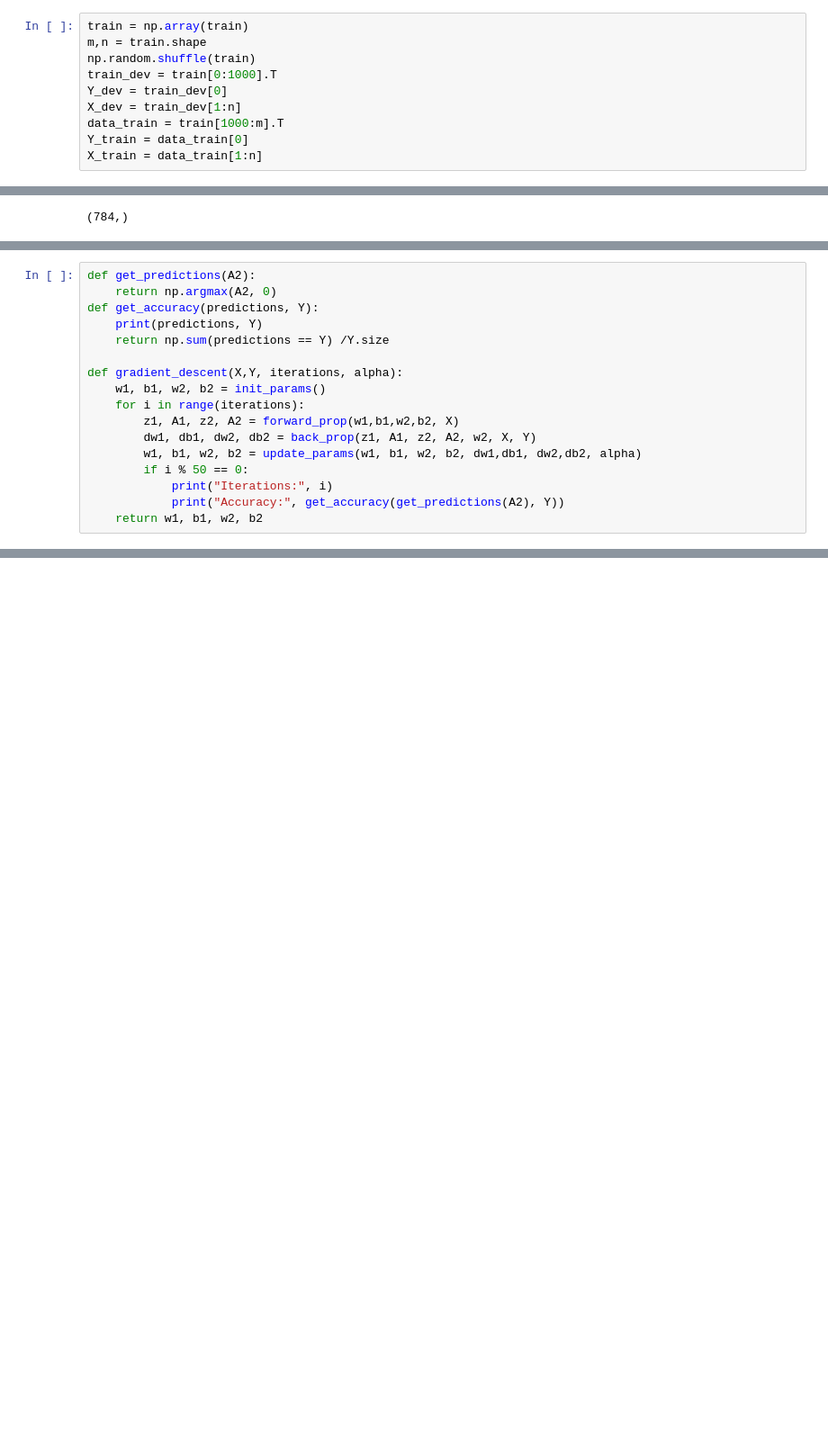
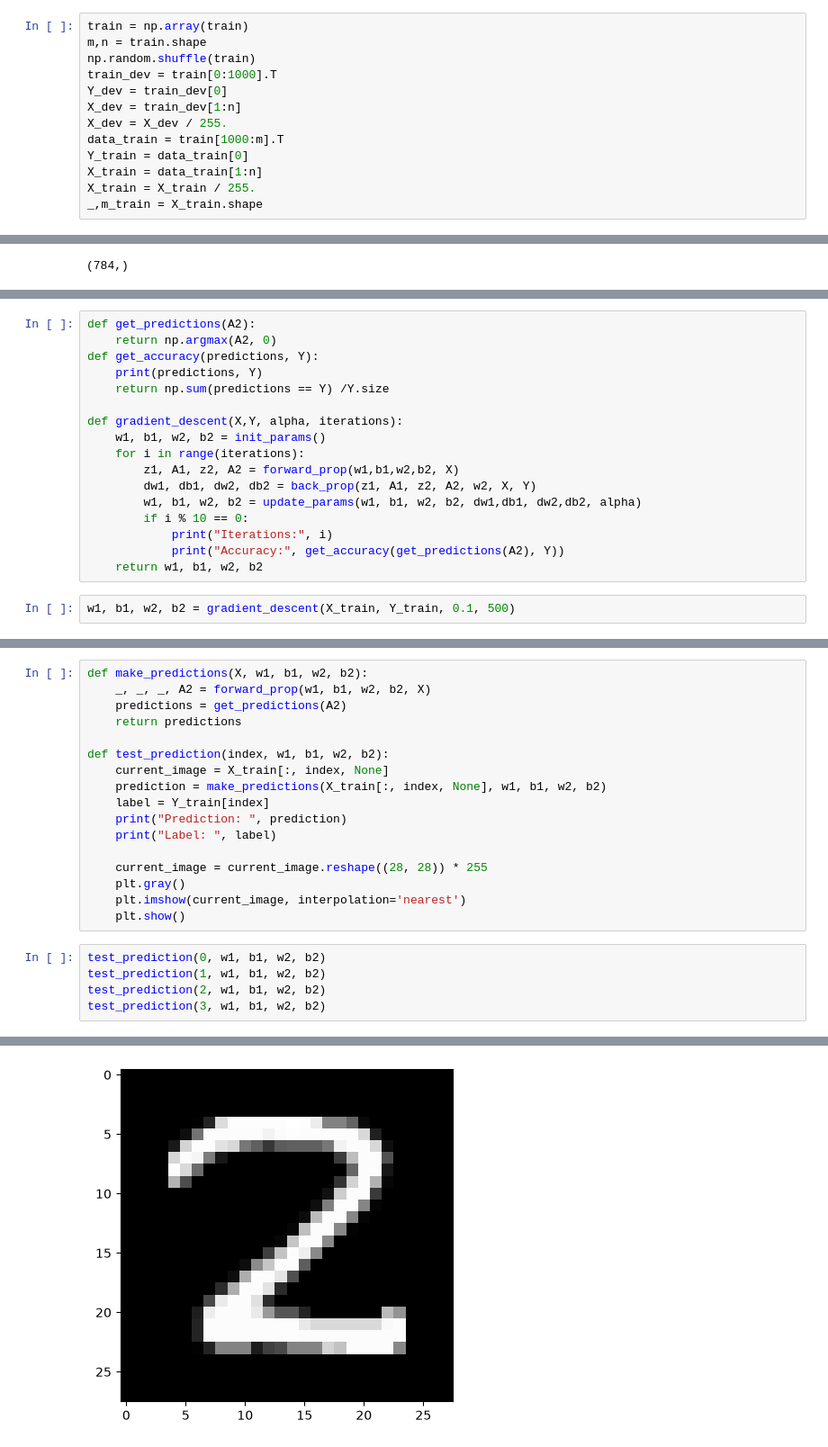
Before and after one commit to poseidonyash/NN_andrej_karpathy, a Jupyter notebook: nn_scratch.ipynb, the cells around one changed output, grey strips where cells are left out. Shown at 90% size. Cells and saved outputs as stored; diff of their text form; blank space fills up the shorter version.

Commit message:
defined test accuracy

```diff
--- a/nn_scratch.ipynb
+++ b/nn_scratch.ipynb
@@ -21,9 +21,12 @@ np.random.shuffle(train)
 train_dev = train[0:1000].T
 Y_dev = train_dev[0]
 X_dev = train_dev[1:n]
+X_dev = X_dev / 255.
 data_train = train[1000:m].T
 Y_train = data_train[0]
 X_train = data_train[1:n]
+X_train = X_train / 255.
+_,m_train = X_train.shape
 # %%
 X_train[:,0].shape
 # %% [output]
@@ -81,13 +84,15 @@ def get_accuracy(predictions, Y):
     print(predictions, Y)
     return np.sum(predictions == Y) /Y.size
 
-def gradient_descent(X,Y, iterations, alpha):
+def gradient_descent(X,Y, alpha, iterations):
     w1, b1, w2, b2 = init_params()
     for i in range(iterations):
         z1, A1, z2, A2 = forward_prop(w1,b1,w2,b2, X)
         dw1, db1, dw2, db2 = back_prop(z1, A1, z2, A2, w2, X, Y)
         w1, b1, w2, b2 = update_params(w1, b1, w2, b2, dw1,db1, dw2,db2, alpha)
-        if i % 50 == 0:
+        if i % 10 == 0:
             print("Iterations:", i)
             print("Accuracy:", get_accuracy(get_predictions(A2), Y))
     return w1, b1, w2, b2
+# %%
+w1, b1, w2, b2 = gradient_descent(X_train, Y_train, 0.1, 500)
@@ -93,0 +117,23 @@ def gradient_descent(X,Y, iterations, alpha):
+# %%
+def make_predictions(X, w1, b1, w2, b2):
+    _, _, _, A2 = forward_prop(w1, b1, w2, b2, X)
+    predictions = get_predictions(A2)
+    return predictions
+
+def test_prediction(index, w1, b1, w2, b2):
+    current_image = X_train[:, index, None]
+    prediction = make_predictions(X_train[:, index, None], w1, b1, w2, b2)
+    label = Y_train[index]
+    print("Prediction: ", prediction)
+    print("Label: ", label)
+
+    current_image = current_image.reshape((28, 28)) * 255
+    plt.gray()
+    plt.imshow(current_image, interpolation='nearest')
+    plt.show()
+# %%
+test_prediction(0, w1, b1, w2, b2)
+test_prediction(1, w1, b1, w2, b2)
+test_prediction(2, w1, b1, w2, b2)
+test_prediction(3, w1, b1, w2, b2)
+# %% [output]
@@ -93,0 +142 @@ def gradient_descent(X,Y, iterations, alpha):
+[figure, added]
```
Also changed, not shown: parts of 5 cells of this notebook.
